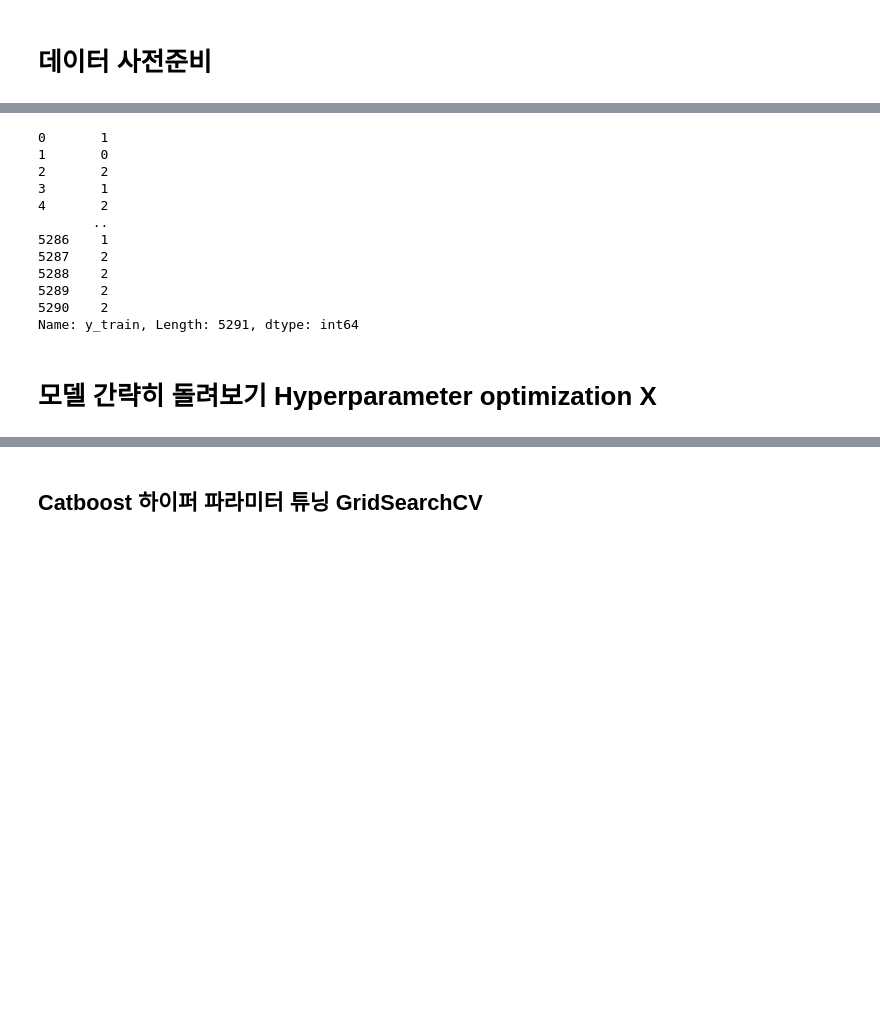
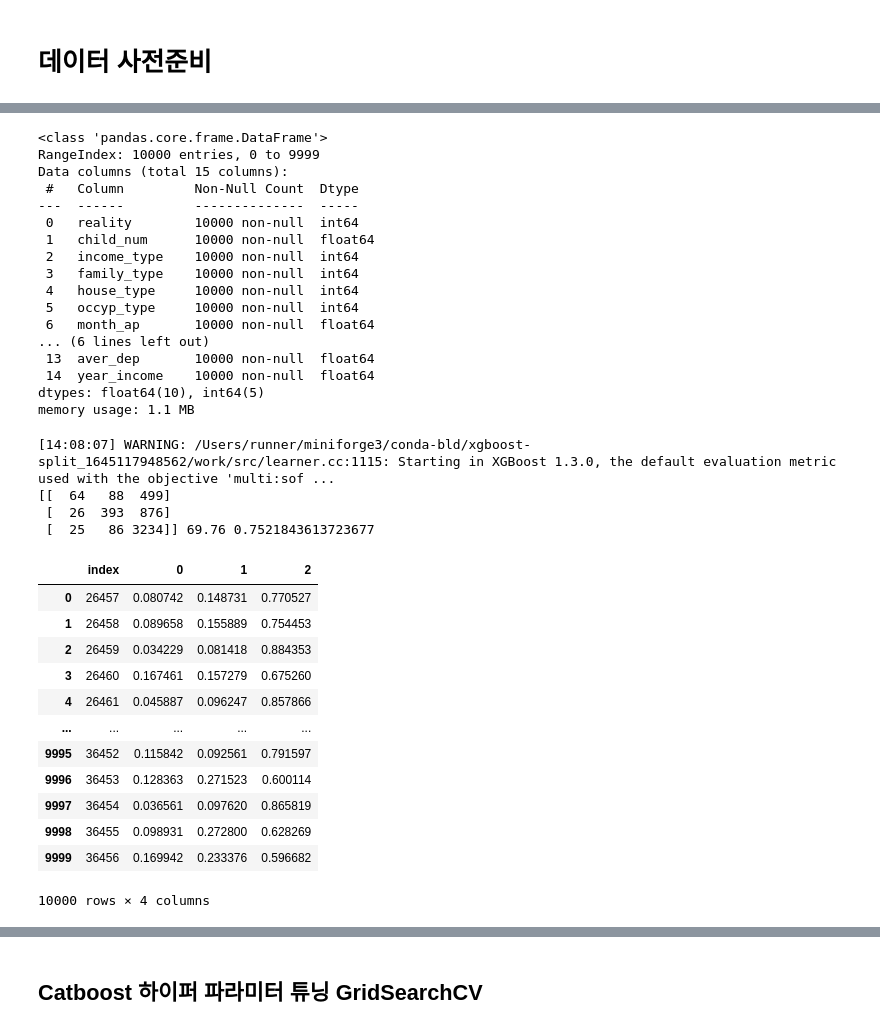
Before and after one commit to weed0328/DNA, a Jupyter notebook: 💳데이콘 신용카드 연체 예측 경진대회/모델링.ipynb, the cells around one changed output, grey strips where cells are left out. Saved outputs shown, nothing was run; the diff lists cells and outputs as text; code cells hidden in the pictures; blank space fills up the shorter version.

```diff
--- a/💳데이콘 신용카드 연체 예측 경진대회/모델링.ipynb
+++ b/💳데이콘 신용카드 연체 예측 경진대회/모델링.ipynb
@@ -89,4 +86,8 @@ train.head()
 valid = pd.read_csv("/Users/choejeehyuk/DNA/💳데이콘 신용카드 연체 예측 경진대회/Xy_valid_df.csv")
 test = pd.read_csv("/Users/choejeehyuk/DNA/💳데이콘 신용카드 연체 예측 경진대회/X_test.csv")
 test.drop(['Unnamed: 0'], axis=1, inplace = True)
+
+train = train.astype({'car' : int, 'reality' : int, 'income_type' : int, 'family_type' : int, 'house_type' : int, 'occyp_type' : int})
+valid = valid.astype({'car' : int, 'reality' : int, 'income_type' : int, 'family_type' : int, 'house_type' : int, 'occyp_type' : int})
+test = test.astype({'reality' : int, 'income_type' : int, 'family_type' : int, 'house_type' : int, 'occyp_type' : int})
 # %% [output]
@@ -125,17 +125,61 @@ Name: y_train, Length: 21160, dtype: int64
 # %%
-y_valid
+X_test.info()
+#y_valid.info()
 # %% [output]
-0       1
-1       0
-2       2
-3       1
-4       2
-       ..
-5286    1
-5287    2
-5288    2
-5289    2
-5290    2
-Name: y_train, Length: 5291, dtype: int64
+<class 'pandas.core.frame.DataFrame'>
+RangeIndex: 10000 entries, 0 to 9999
+Data columns (total 15 columns):
+ #   Column         Non-Null Count  Dtype
+---  ------         --------------  -----
+ 0   reality        10000 non-null  int64
+ 1   child_num      10000 non-null  float64
+ 2   income_type    10000 non-null  int64
+ 3   family_type    10000 non-null  int64
+ 4   house_type     10000 non-null  int64
+ 5   occyp_type     10000 non-null  int64
+ 6   month_ap       10000 non-null  float64
+... (6 lines left out)
+ 13  aver_dep       10000 non-null  float64
+ 14  year_income    10000 non-null  float64
+dtypes: float64(10), int64(5)
+memory usage: 1.1 MB
-# %% [markdown]
-# 모델 간략히 돌려보기 <bn> Hyperparameter optimization X
+# %%
+xgb_pred_test = np.zeros((test.shape[0], 3))
+
+model = XGBClassifier()
+model.fit(X_train, y_train)
+
+y_pred = model.predict(X_valid)
+y_pred_proba = model.predict_proba(X_valid)
+confusion = confusion_matrix(y_valid, y_pred)
+acc = accuracy_score(y_valid, y_pred)
+logloss = log_loss(y_valid, y_pred_proba)
+
+print(confusion, round(acc * 100, 2), logloss)
+
+xgb_pred_test += model.predict_proba(test)
+# %% [output]
+[14:08:07] WARNING: /Users/runner/miniforge3/conda-bld/xgboost-split_1645117948562/work/src/learner.cc:1115: Starting in XGBoost 1.3.0, the default evaluation metric used with the objective 'multi:sof ...
+[[  64   88  499]
+ [  26  393  876]
+ [  25   86 3234]] 69.76 0.7521843613723677
+# %%
+sub = pd.read_csv('/Users/choejeehyuk/분석에 필요한 데이터/신용커드 예측 경진대회/sample_submission.csv')
+# %%
+sub.iloc[:, 1:] = xgb_pred_test
+# %%
+sub
+# %% [output]
+|  | index | 0 | 1 | 2 |
+| 0 | 26457 | 0.080742 | 0.148731 | 0.770527 |
+| 1 | 26458 | 0.089658 | 0.155889 | 0.754453 |
+| 2 | 26459 | 0.034229 | 0.081418 | 0.884353 |
+| 3 | 26460 | 0.167461 | 0.157279 | 0.675260 |
+| 4 | 26461 | 0.045887 | 0.096247 | 0.857866 |
+| ... | ... | ... | ... | ... |
+| 9995 | 36452 | 0.115842 | 0.092561 | 0.791597 |
+| 9996 | 36453 | 0.128363 | 0.271523 | 0.600114 |
+| 9997 | 36454 | 0.036561 | 0.097620 | 0.865819 |
+| 9998 | 36455 | 0.098931 | 0.272800 | 0.628269 |
+| 9999 | 36456 | 0.169942 | 0.233376 | 0.596682 |
+10000 rows × 4 columns
```
Also changed, not shown: parts of 10 cells of this notebook, 25 other files.
